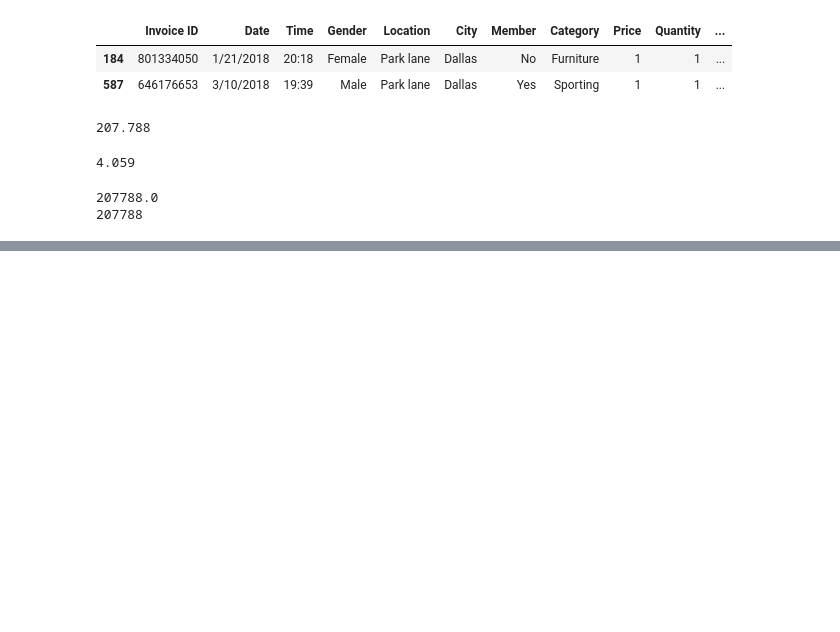
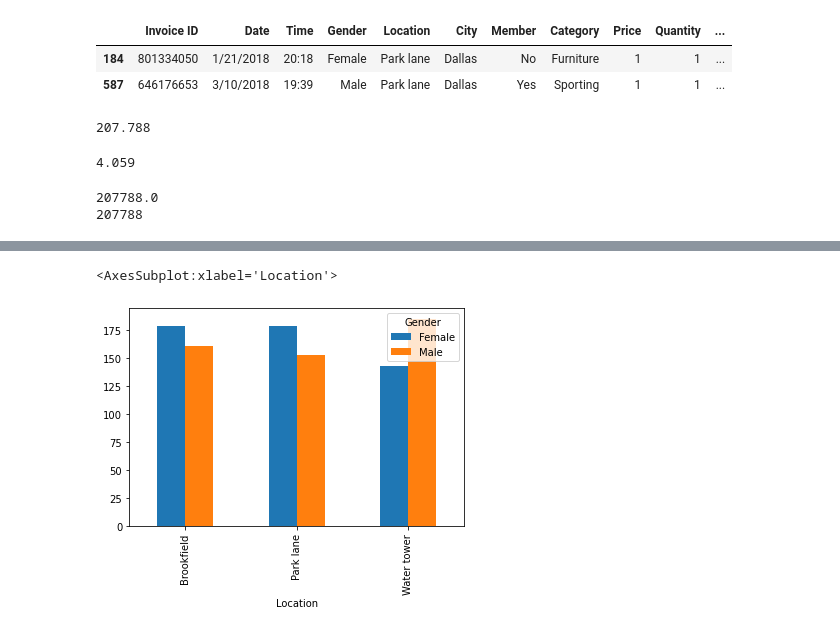
Before and after one commit to GermanChiocchia/EjercitacionCourseraMasterClass, a Jupyter notebook: py_using_jupyter/analysing_supermarket_sales_data.ipynb, the cells around one changed output, grey strips where cells are left out. Saved outputs shown, nothing was run; the diff lists cells and outputs as text; code cells hidden in the pictures; blank space fills up the shorter version.

```diff
--- a/py_using_jupyter/analysing_supermarket_sales_data.ipynb
+++ b/py_using_jupyter/analysing_supermarket_sales_data.ipynb
@@ -195,0 +247,3 @@ print(sales.sum()['Total'])
+# %%
+gender_location_sales = sales.groupby(['Gender','Location']).count()['Invoice ID']
+gender_location_sales
@@ -195,0 +259,3 @@ print(sales.sum()['Total'])
+# %%
+unstacked_sales = gender_location_sales.unstack(level=0)
+unstacked_sales
@@ -195,0 +268,5 @@ print(sales.sum()['Total'])
+# %%
+unstacked_sales.plot(kind='bar')
+# %% [output]
+<AxesSubplot:xlabel='Location'>
+[figure, added]
```
Also changed, not shown: parts of 25 cells of this notebook.
